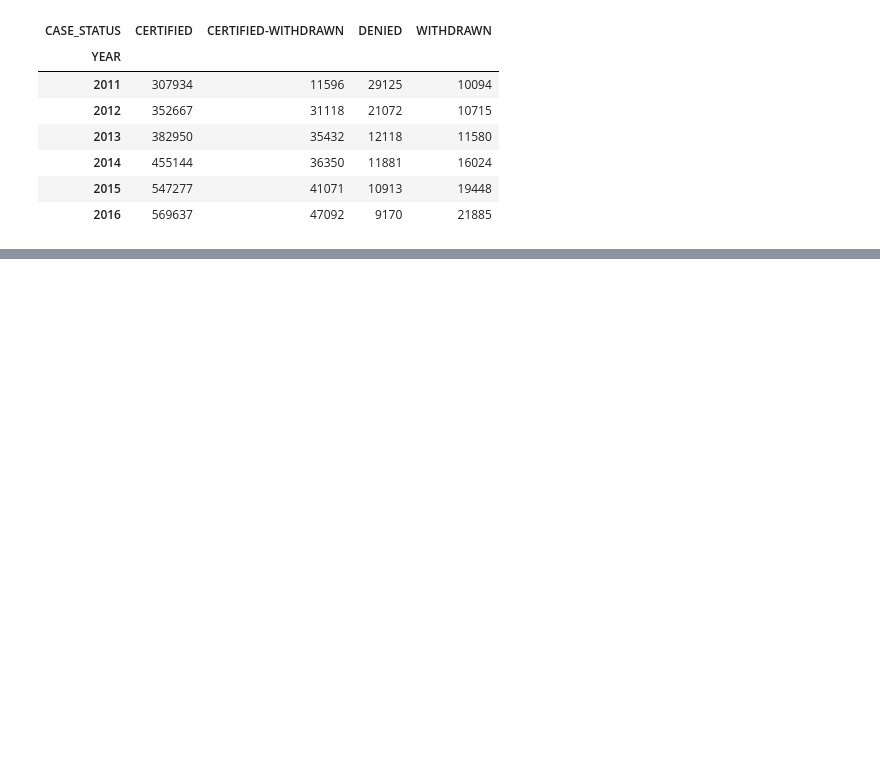
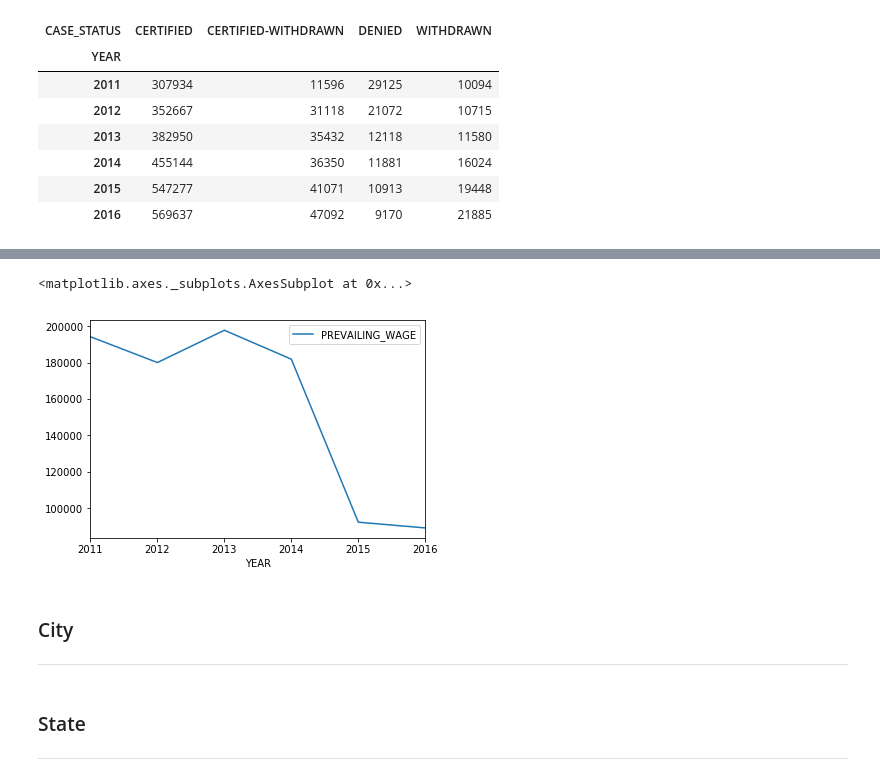
Before and after one commit to david-agumya/CS6220-Data-Mining, a Jupyter notebook: Final Project/Final Project Analysis.ipynb, the cells around one changed output, grey strips where cells are left out. Saved outputs shown, nothing was run; the diff lists cells and outputs as text; code cells hidden in the pictures; blank space fills up the shorter version.

```diff
--- a/Final Project/Final Project Analysis.ipynb
+++ b/Final Project/Final Project Analysis.ipynb
@@ -433,0 +462,4 @@ df.groupby(["YEAR", "CASE_STATUS"]).size().unstack()
+# %%
+# Average prevailing wages of applicants over the years.
+wages_trend_years = pd.pivot_table(df, 'PREVAILING_WAGE', ['YEAR'])
+wages_trend_years
@@ -433,0 +475,11 @@ df.groupby(["YEAR", "CASE_STATUS"]).size().unstack()
+# %%
+wages_trend_years.plot(kind="line")
+# %% [output]
+<matplotlib.axes._subplots.AxesSubplot at 0x...>
+[figure, added]
+# %% [markdown]
+### City
+---
+# %% [markdown]
+### State
+---
```
Also changed, not shown: parts of 8 cells of this notebook.
